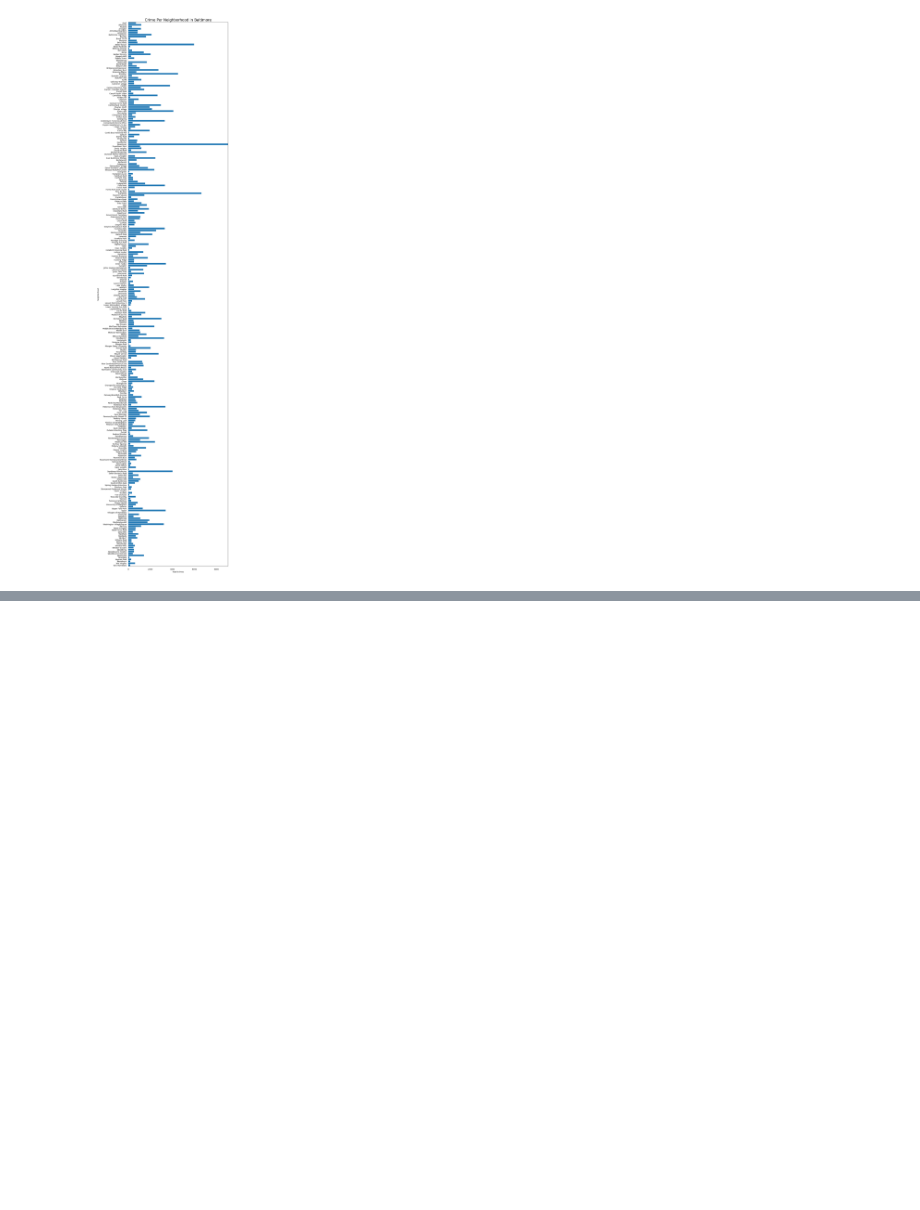
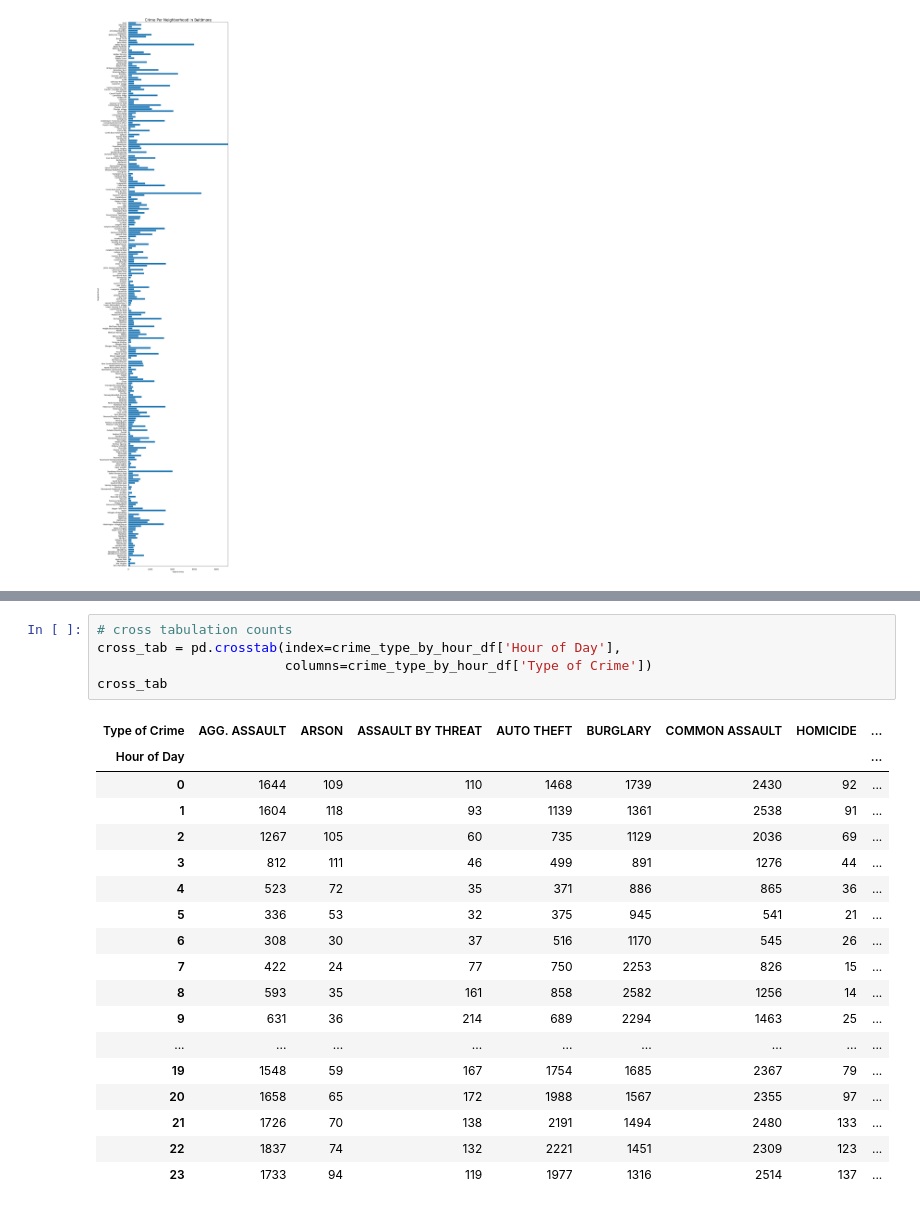
Before and after one commit to johbry17/Crime-in-Baltimore, a Jupyter notebook: graphs.ipynb, the cells around one changed output, grey strips where cells are left out. Drawn from its saved outputs; the diff is of its cells as text; blank space fills up the shorter version.

```diff
--- a/neighborhoodgraph.ipynb
+++ b/graphs.ipynb
@@ -116,0 +169,24 @@ plt.show()
+# %%
+# cross tabulation counts
+cross_tab = pd.crosstab(index=crime_type_by_hour_df['Hour of Day'],
+                        columns=crime_type_by_hour_df['Type of Crime'])
+cross_tab
+# %% [output]
+| Type of Crime | AGG. ASSAULT | ARSON | ASSAULT BY THREAT | AUTO THEFT | BURGLARY | COMMON ASSAULT | HOMICIDE | ... |
+| Hour of Day |  |  |  |  |  |  |  | ... |
+| 0 | 1644 | 109 | 110 | 1468 | 1739 | 2430 | 92 | ... |
+| 1 | 1604 | 118 | 93 | 1139 | 1361 | 2538 | 91 | ... |
+| 2 | 1267 | 105 | 60 | 735 | 1129 | 2036 | 69 | ... |
+| 3 | 812 | 111 | 46 | 499 | 891 | 1276 | 44 | ... |
+| 4 | 523 | 72 | 35 | 371 | 886 | 865 | 36 | ... |
+| 5 | 336 | 53 | 32 | 375 | 945 | 541 | 21 | ... |
+| 6 | 308 | 30 | 37 | 516 | 1170 | 545 | 26 | ... |
+| 7 | 422 | 24 | 77 | 750 | 2253 | 826 | 15 | ... |
+| 8 | 593 | 35 | 161 | 858 | 2582 | 1256 | 14 | ... |
+| 9 | 631 | 36 | 214 | 689 | 2294 | 1463 | 25 | ... |
+| ... | ... | ... | ... | ... | ... | ... | ... | ... |
+| 19 | 1548 | 59 | 167 | 1754 | 1685 | 2367 | 79 | ... |
+| 20 | 1658 | 65 | 172 | 1988 | 1567 | 2355 | 97 | ... |
+| 21 | 1726 | 70 | 138 | 2191 | 1494 | 2480 | 133 | ... |
+| 22 | 1837 | 74 | 132 | 2221 | 1451 | 2309 | 123 | ... |
+| 23 | 1733 | 94 | 119 | 1977 | 1316 | 2514 | 137 | ... |
```
Also changed, not shown: parts of 4 cells of this notebook.
